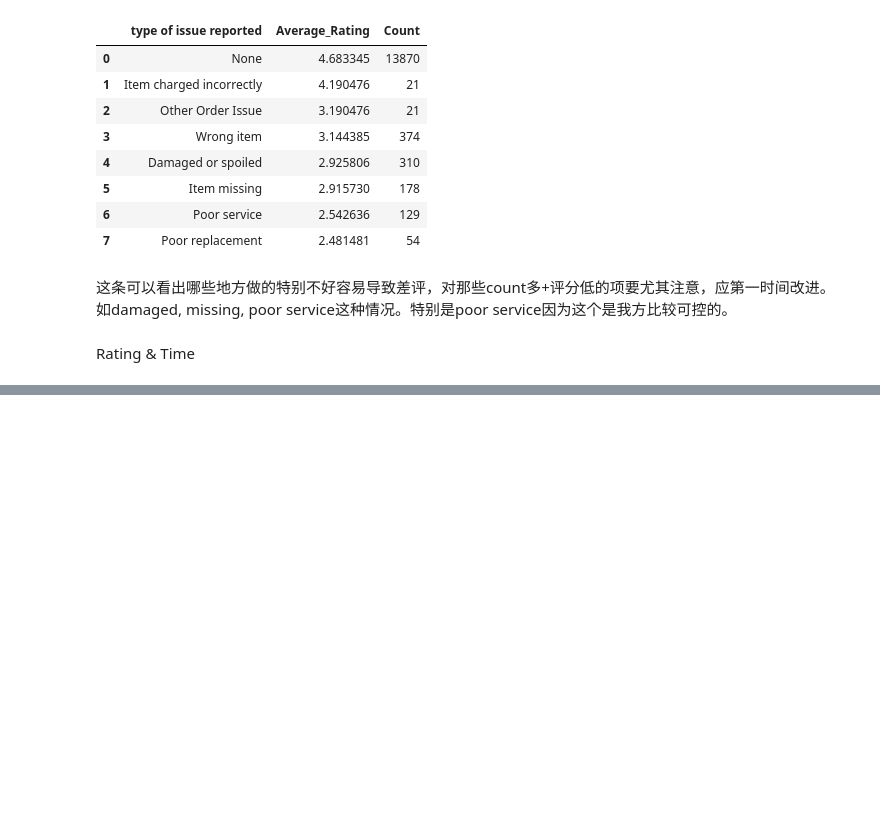
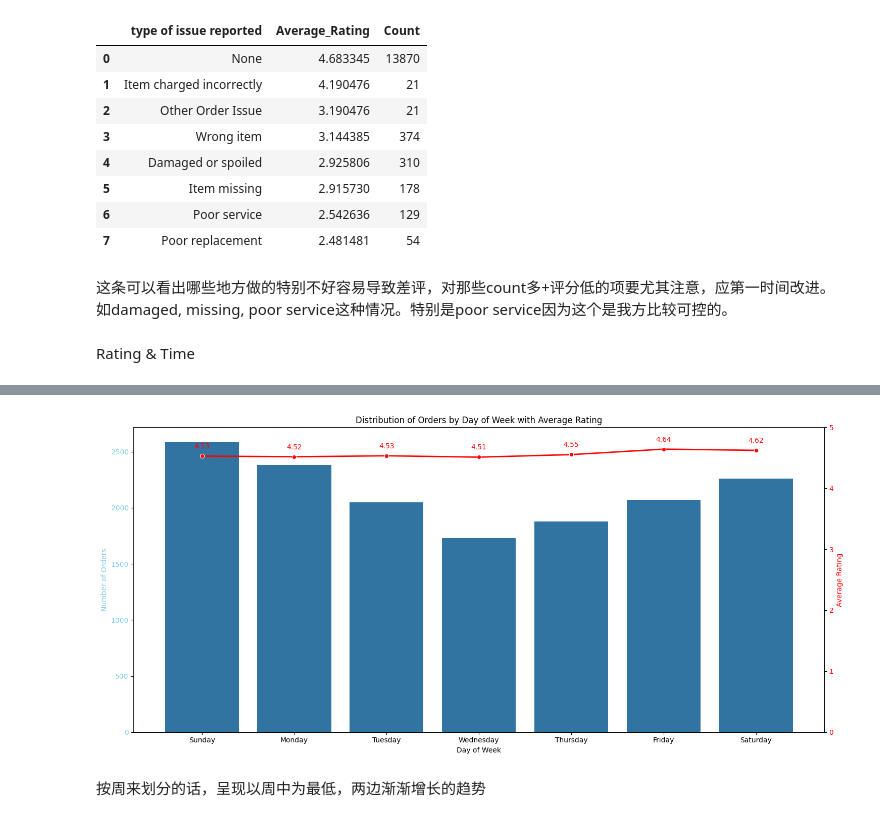
Before and after one commit to PeiZheng224/AI-Powered-Marketing-Content-Pipeline, a Jupyter notebook: instacart_1/takehomefile.ipynb, the cells around one changed output, grey strips where cells are left out. Cells and saved outputs as stored; diff of their text form; code cells hidden in the pictures; blank space fills up the shorter version.

```diff
--- a/instacart_1/takehomefile.ipynb
+++ b/instacart_1/takehomefile.ipynb
@@ -287,0 +449,29 @@ Rating & Time
+# %%
+fig, ax1 = plt.subplots(figsize=(15, 7))
+
+# Plot Orders_Count as bar chart on the primary y-axis
+sns.barplot(x='Day_of_Week', y='Orders_Count', data=daily_metrics_df, ax=ax1)
+ax1.set_xlabel('Day of Week')
+ax1.set_ylabel('Number of Orders', color='skyblue')
+ax1.tick_params(axis='y', labelcolor='skyblue')
+ax1.set_title('Distribution of Orders by Day of Week with Average Rating')
+# ax1.set_xticklabels(daily_metrics_df['Day_of_Week'], rotation=45, ha='right') # No need to rotate if days are short
+
+# Create a secondary y-axis for Average_Rating
+ax2 = ax1.twinx()
+# Plot Average_Rating as a line chart on the secondary y-axis
+sns.lineplot(x='Day_of_Week', y='Average_Rating', data=daily_metrics_df, ax=ax2, color='red', marker='o', linewidth=2)
+ax2.set_ylabel('Average Rating', color='red')
+ax2.tick_params(axis='y', labelcolor='red')
+ax2.set_ylim(bottom=0, top=5) # Assuming ratings are 0-5
+
+# Add average rating labels to the line plot
+for x_pos, y_pos in enumerate(daily_metrics_df['Average_Rating']):
+    ax2.text(x_pos, y_pos + 0.1, f'{y_pos:.2f}', color='red', ha='center', va='bottom') # Adjust y_pos for label placement
+
+plt.tight_layout()
+plt.show()
+# %% [output]
+[figure, added]
+# %% [markdown]
+按周来划分的话，呈现以周中为最低，两边渐渐增长的趋势
```
Also changed, not shown: parts of 14 cells of this notebook.
